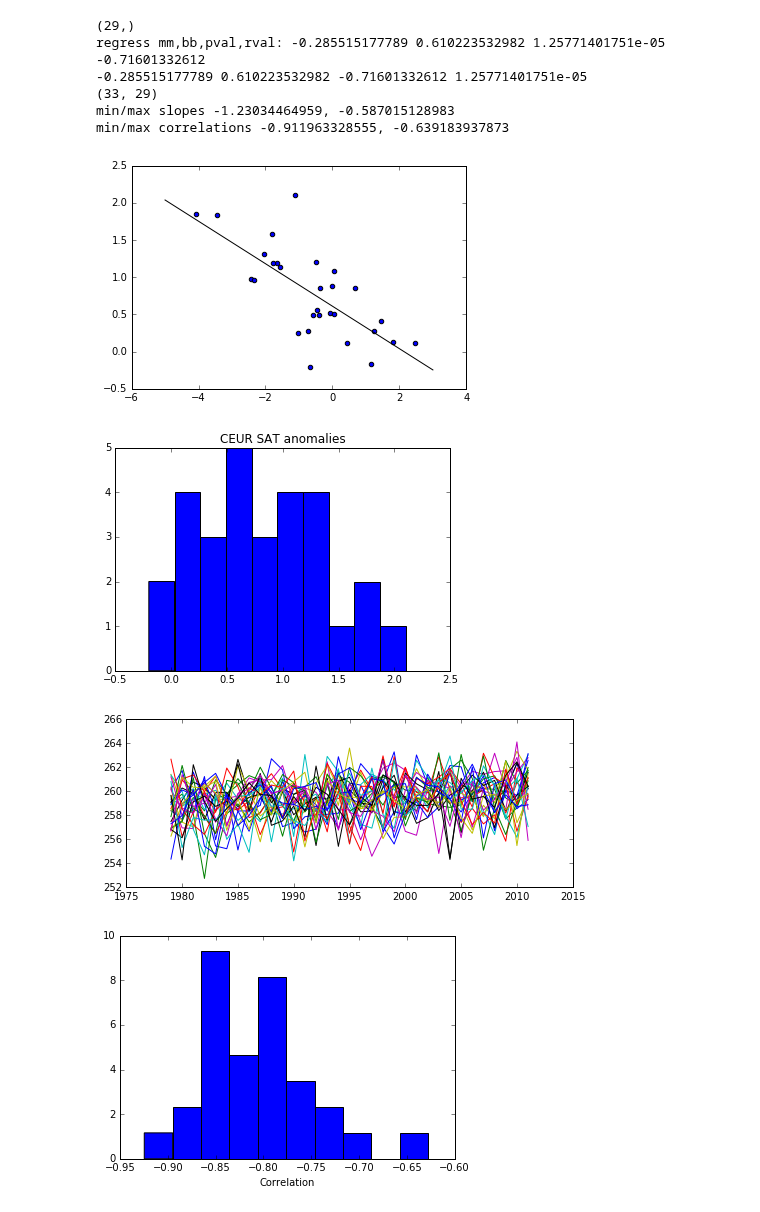
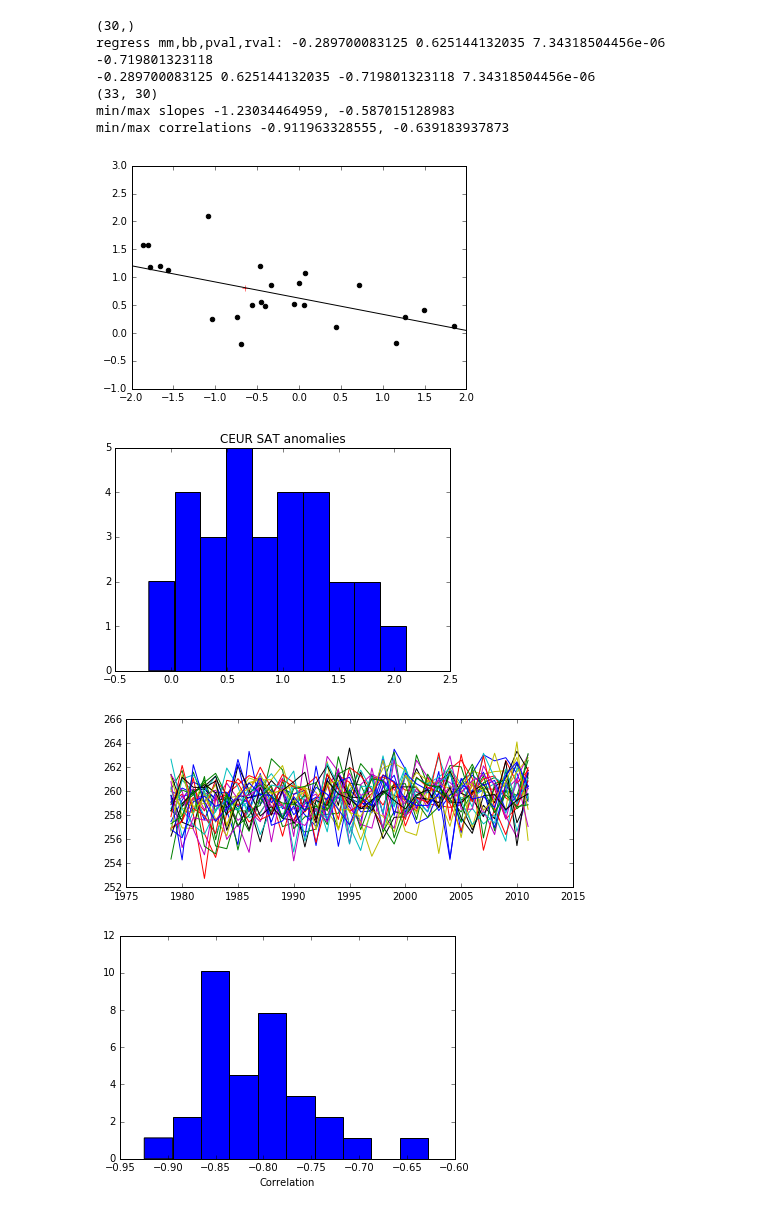
Before and after one commit to kemccusker/pyscripts, a Jupyter notebook: notebooks/cesm_le_regressions.ipynb, the cells around one changed output. Drawn from its saved outputs; the diff is of its cells as text; code cells hidden in the pictures.

Commit message:
update to do computations with all ens members after ens1 file fixed.

```diff
--- a/notebooks/cesm_le_regressions.ipynb
+++ b/notebooks/cesm_le_regressions.ipynb
@@ -15,8 +15,7 @@ regions = {'EUR': 'eurasiamori',
            'EPAC': 'etroppac'}
 
 local=True
-subens=(2,31) # hack bc local Z500 bksmori ens 001 is garbage. @@
-print 'Fix ens member 001 @@ !!!'
+subens=(1,31) # don't actually need subens anymore
 
 
 casename = 'B20TRC5CNBDRD-BRCP85C5CNBDRD'
@@ -99,9 +98,11 @@ print clecircanom.shape
 
 
 plt.figure()
-plt.scatter(clecircanom,cleeursatranom)
-cplt.add_regressline(clecircanom,cleeursatranom)
-
+plt.scatter(clecircanom,cleeursatranom,color='k')
+plt.plot(clecircanom.mean(),cleeursatranom.mean(),marker='+',color='r')
+cplt.add_regressline(clecircanom,cleeursatranom,color='k')
+plt.xlim((-2,2))
+plt.ylim((-1,3))
 
 mm,bb,rval,pval = cutl.regress(clecircanom,cleeursatranom)
 print mm,bb,rval,pval
@@ -110,38 +111,38 @@ plt.figure()
 plt.hist(cleeursatranom)
 plt.title('CEUR SAT anomalies')
 
 xx = np.arange(1979,2012)
 print cleeursatr.shape
 plt.figure(figsize=(8,3))
 ret = plt.plot(xx,cleeursatr)
 
 
 plt.figure()
 plt.hist(clervt,normed=True)
 plt.xlabel('Correlation')
 
 plt.figure()
 plt.hist(clervtdtr,normed=True)
 plt.xlabel('Correlation (detrended)')
 
 plt.figure()
 plt.hist(clepvtdtr,normed=True)
 plt.xlabel('P-vals (detrended)')
 
 plt.figure()
 plt.hist(clemmtdtr,normed=True)
 plt.xlabel('Slopes ($^\circ$C/$\delta$Z detrended)')
 
 print 'min/max slopes ' + str(np.min(clemmtdtr)) + ', ' + str(np.max(clemmtdtr))
 print 'min/max correlations ' + str(np.min(clervtdtr)) + ', ' + str(np.max(clervtdtr))
 # %% [output]
-(29,)
-regress mm,bb,pval,rval: -0.285515177789 0.610223532982 1.25771401751e-05 -0.71601332612
--0.285515177789 0.610223532982 -0.71601332612 1.25771401751e-05
-(33, 29)
+(30,)
+regress mm,bb,pval,rval: -0.289700083125 0.625144132035 7.34318504456e-06 -0.719801323118
+-0.289700083125 0.625144132035 -0.719801323118 7.34318504456e-06
+(33, 30)
 min/max slopes -1.23034464959, -0.587015128983
 min/max correlations -0.911963328555, -0.639183937873
-[figure, old version]
+[figure, new version]
-[figure, old version]
+[figure, new version]
-[figure, old version]
+[figure, new version]
-[figure, old version]
+[figure, new version]
```
Also changed, not shown: parts of 3 cells of this notebook.
